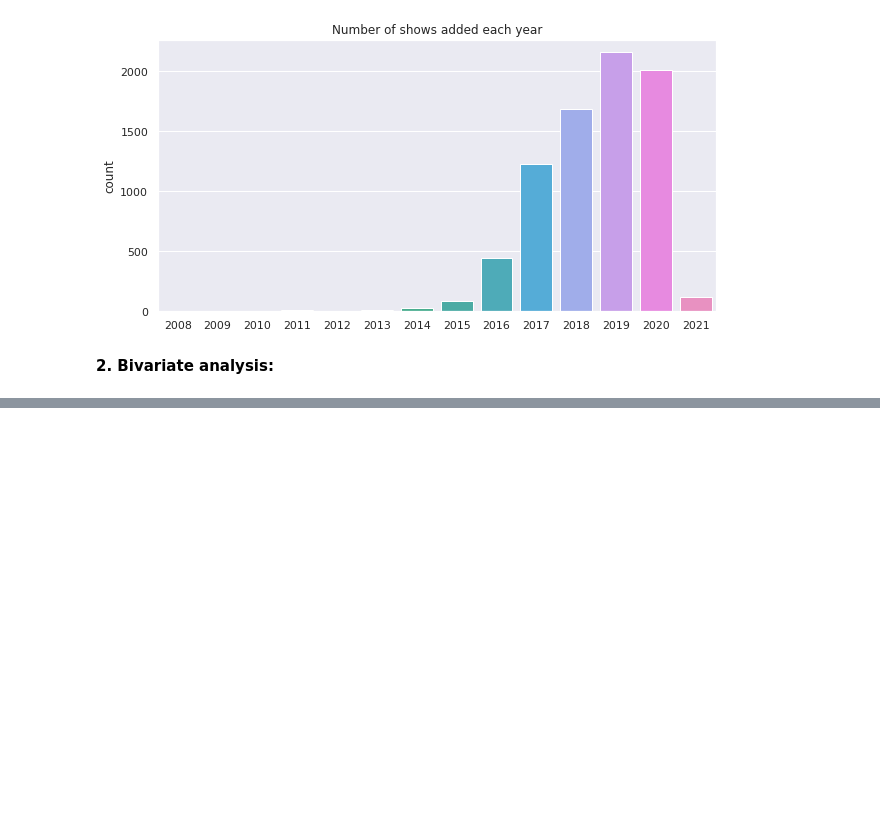
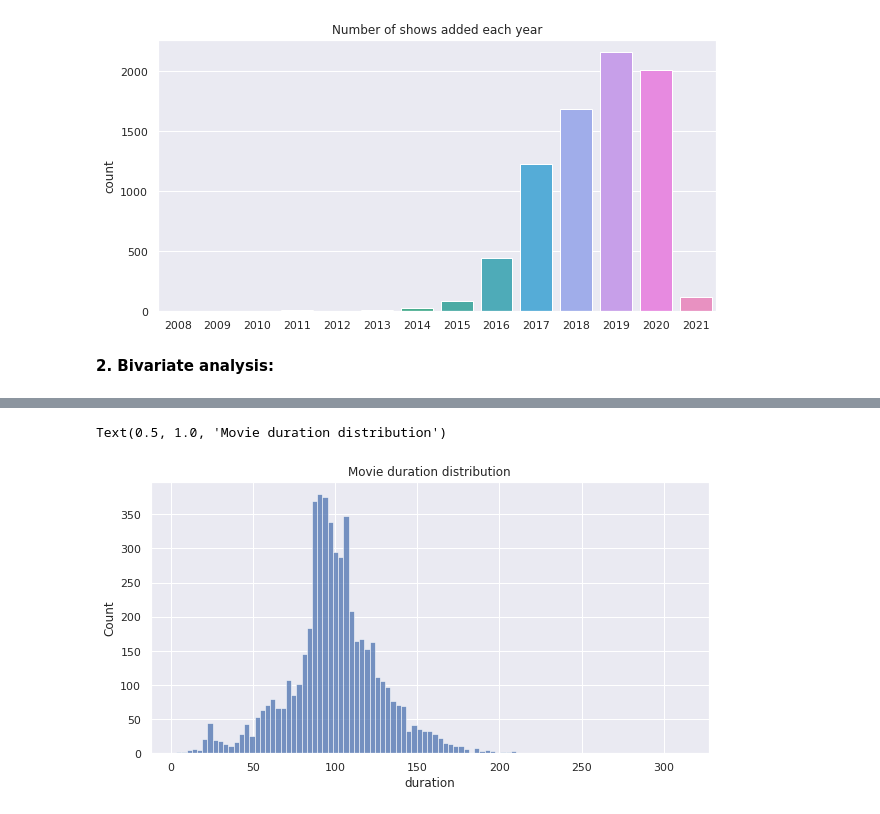
Before and after one commit to shaloy-lewis/Netflix_movies_and_tv_shows_clustering, a Jupyter notebook: Netflix_Movies_and_TV_Shows_Clustering_Shaloy_Lewis.ipynb, the cells around one changed output, grey strips where cells are left out. Cells and saved outputs as stored; diff of their text form; code cells hidden in the pictures; blank space fills up the shorter version.

```diff
--- a/Netflix_Movies_and_TV_Shows_Clustering_Shaloy_Lewis.ipynb
+++ b/Netflix_Movies_and_TV_Shows_Clustering_Shaloy_Lewis.ipynb
@@ -475,0 +504,8 @@ Text(0.5, 0, '')
+# %%
+# Seasons in each TV show
+plt.figure(figsize=(10,5))
+sns.histplot(x='duration',data=df[df['type']=='Movie'])
+plt.title('Movie duration distribution')
+# %% [output]
+Text(0.5, 1.0, 'Movie duration distribution')
+[figure, added]
```
Also changed, not shown: parts of 6 cells of this notebook.
